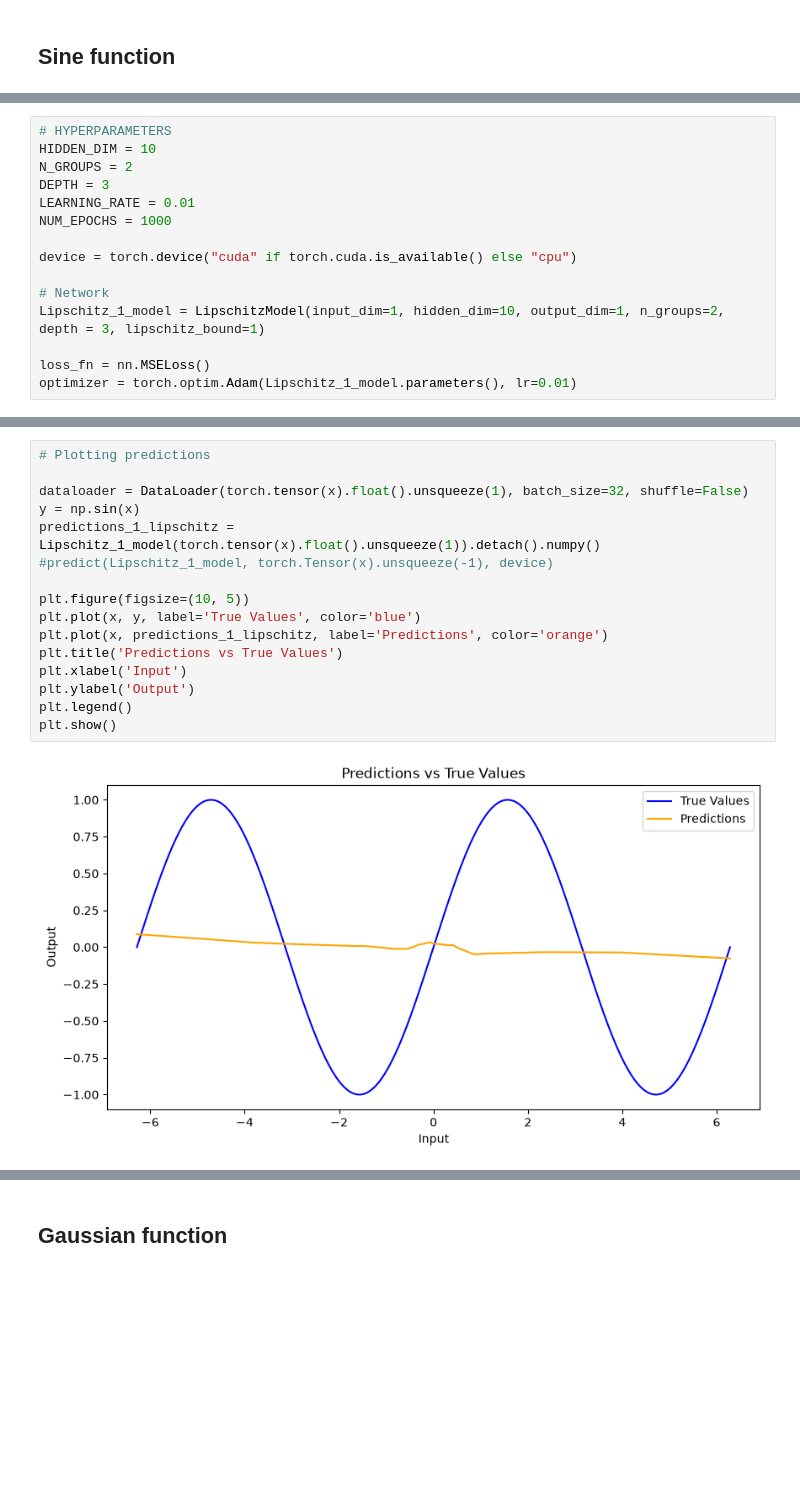
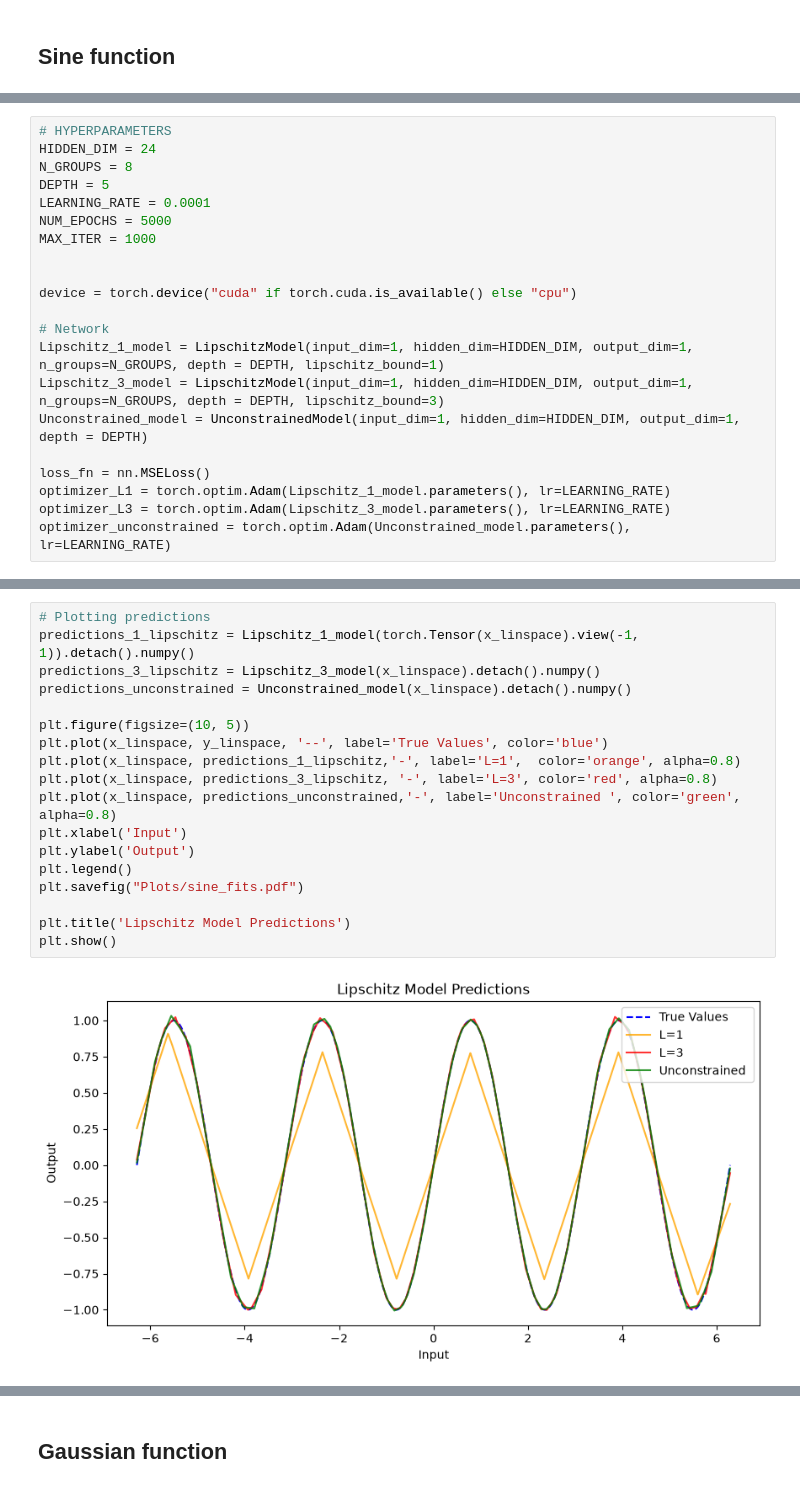
Before and after one commit to emilbkvamme/lipschitz-networks, a Jupyter notebook: Lipschitz_concept/Toy.ipynb, the cells around one changed output, grey strips where cells are left out. Saved outputs shown, nothing was run; the diff lists cells and outputs as text; blank space fills up the shorter version.

```diff
--- a/Lipschitz_concept/Toy.ipynb
+++ b/Lipschitz_concept/Toy.ipynb
@@ -35,16 +47,22 @@ plt.show()
 # %%
 # HYPERPARAMETERS
-HIDDEN_DIM = 10
-N_GROUPS = 2
-DEPTH = 3
-LEARNING_RATE = 0.01
-NUM_EPOCHS = 1000
+HIDDEN_DIM = 24
+N_GROUPS = 8
+DEPTH = 5
+LEARNING_RATE = 0.0001
+NUM_EPOCHS = 5000
+MAX_ITER = 1000
+
 
 device = torch.device("cuda" if torch.cuda.is_available() else "cpu")
 
 # Network
-Lipschitz_1_model = LipschitzModel(input_dim=1, hidden_dim=10, output_dim=1, n_groups=2, depth = 3, lipschitz_bound=1)
+Lipschitz_1_model = LipschitzModel(input_dim=1, hidden_dim=HIDDEN_DIM, output_dim=1, n_groups=N_GROUPS, depth = DEPTH, lipschitz_bound=1)
+Lipschitz_3_model = LipschitzModel(input_dim=1, hidden_dim=HIDDEN_DIM, output_dim=1, n_groups=N_GROUPS, depth = DEPTH, lipschitz_bound=3)
+Unconstrained_model = UnconstrainedModel(input_dim=1, hidden_dim=HIDDEN_DIM, output_dim=1, depth = DEPTH)
 
 loss_fn = nn.MSELoss()
-optimizer = torch.optim.Adam(Lipschitz_1_model.parameters(), lr=0.01)
+optimizer_L1 = torch.optim.Adam(Lipschitz_1_model.parameters(), lr=LEARNING_RATE)
+optimizer_L3 = torch.optim.Adam(Lipschitz_3_model.parameters(), lr=LEARNING_RATE)
+optimizer_unconstrained = torch.optim.Adam(Unconstrained_model.parameters(), lr=LEARNING_RATE)
 # %%
@@ -100,18 +166,20 @@ plt.show()
 # %%
 # Plotting predictions
-
-dataloader = DataLoader(torch.tensor(x).float().unsqueeze(1), batch_size=32, shuffle=False)
-y = np.sin(x)
-predictions_1_lipschitz = Lipschitz_1_model(torch.tensor(x).float().unsqueeze(1)).detach().numpy()
-#predict(Lipschitz_1_model, torch.Tensor(x).unsqueeze(-1), device)
+predictions_1_lipschitz = Lipschitz_1_model(torch.Tensor(x_linspace).view(-1, 1)).detach().numpy()
+predictions_3_lipschitz = Lipschitz_3_model(x_linspace).detach().numpy()
+predictions_unconstrained = Unconstrained_model(x_linspace).detach().numpy()
 
 plt.figure(figsize=(10, 5))
-plt.plot(x, y, label='True Values', color='blue')
-plt.plot(x, predictions_1_lipschitz, label='Predictions', color='orange')
-plt.title('Predictions vs True Values')
+plt.plot(x_linspace, y_linspace, '--', label='True Values', color='blue')
+plt.plot(x_linspace, predictions_1_lipschitz,'-', label='L=1',  color='orange', alpha=0.8)
+plt.plot(x_linspace, predictions_3_lipschitz, '-', label='L=3', color='red', alpha=0.8)
+plt.plot(x_linspace, predictions_unconstrained,'-', label='Unconstrained ', color='green', alpha=0.8)
 plt.xlabel('Input')
 plt.ylabel('Output')
 plt.legend()
+plt.savefig("Plots/sine_fits.pdf")
+
+plt.title('Lipschitz Model Predictions')
 plt.show()
 # %% [output]
-[figure, old version]
+[figure, new version]
```
Also changed, not shown: parts of 31 cells of this notebook, 3 other files.
